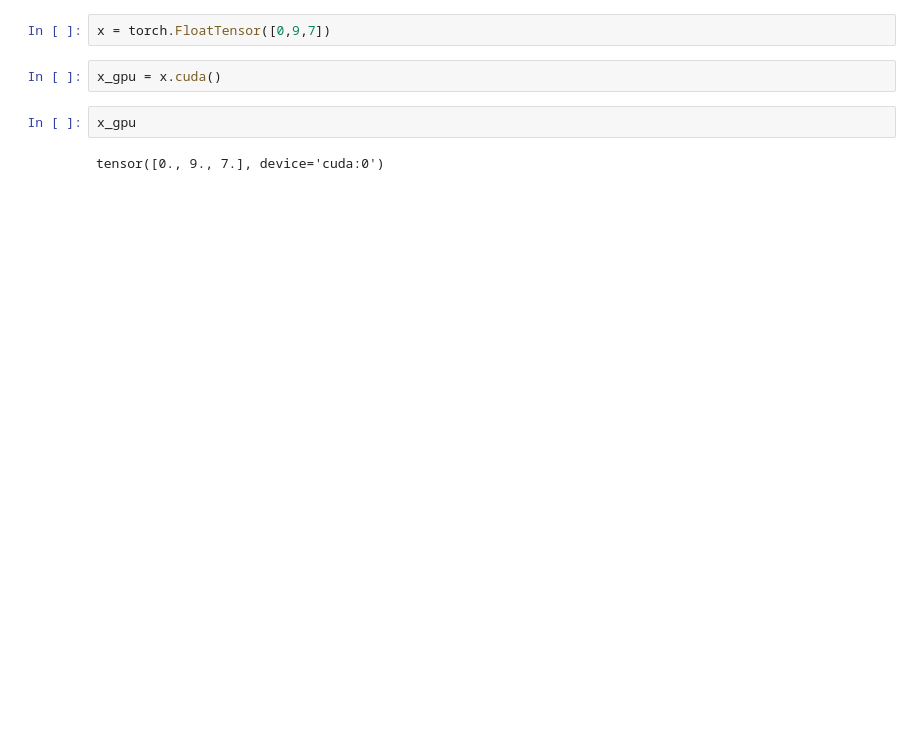
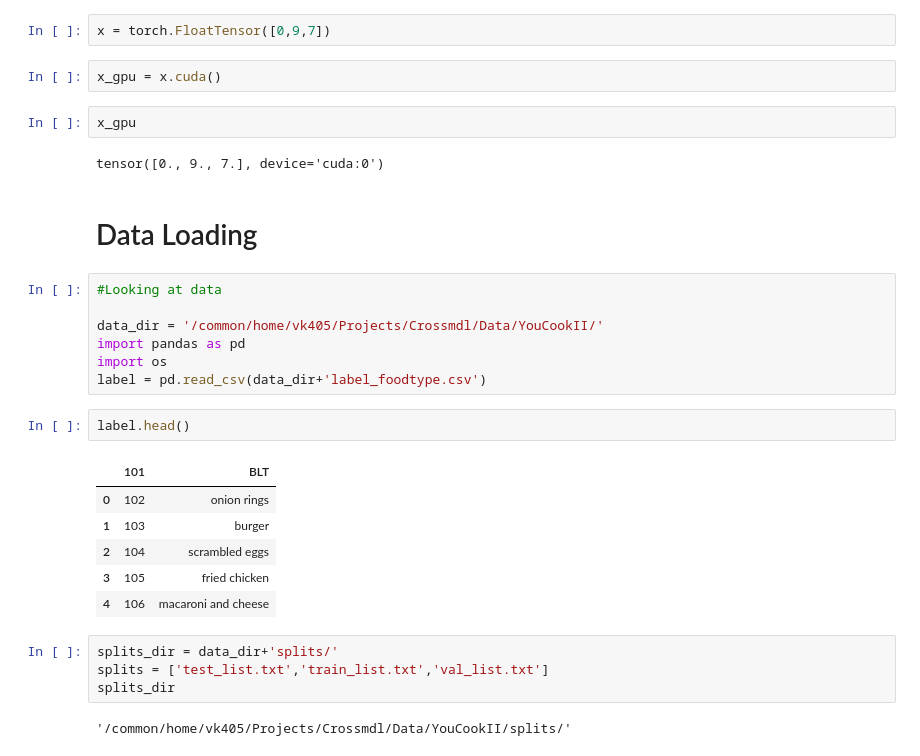
Before and after one commit to Crossmdl/Crossmdl, a Jupyter notebook: nbs/trail.ipynb, the cells around one changed output. Saved outputs shown, nothing was run; the diff lists cells and outputs as text; blank space fills up the shorter version.

```diff
--- a/nbs/trail.ipynb
+++ b/nbs/trail.ipynb
@@ -15,3 +17,27 @@ x_gpu = x.cuda()
 x_gpu
 # %% [output]
 tensor([0., 9., 7.], device='cuda:0')
+# %% [markdown]
+# Data Loading
+# %%
+#Looking at data
+
+data_dir = '/common/home/vk405/Projects/Crossmdl/Data/YouCookII/'
+import pandas as pd
+import os
+label = pd.read_csv(data_dir+'label_foodtype.csv')
+# %%
+label.head()
+# %% [output]
+|  | 101 | BLT |
+| 0 | 102 | onion rings |
+| 1 | 103 | burger |
+| 2 | 104 | scrambled eggs |
+| 3 | 105 | fried chicken |
+| 4 | 106 | macaroni and cheese |
+# %%
+splits_dir = data_dir+'splits/'
+splits = ['test_list.txt','train_list.txt','val_list.txt']
+splits_dir
+# %% [output]
+'/common/home/vk405/Projects/Crossmdl/Data/YouCookII/splits/'
```
Also changed, not shown: parts of 43 cells of this notebook.
